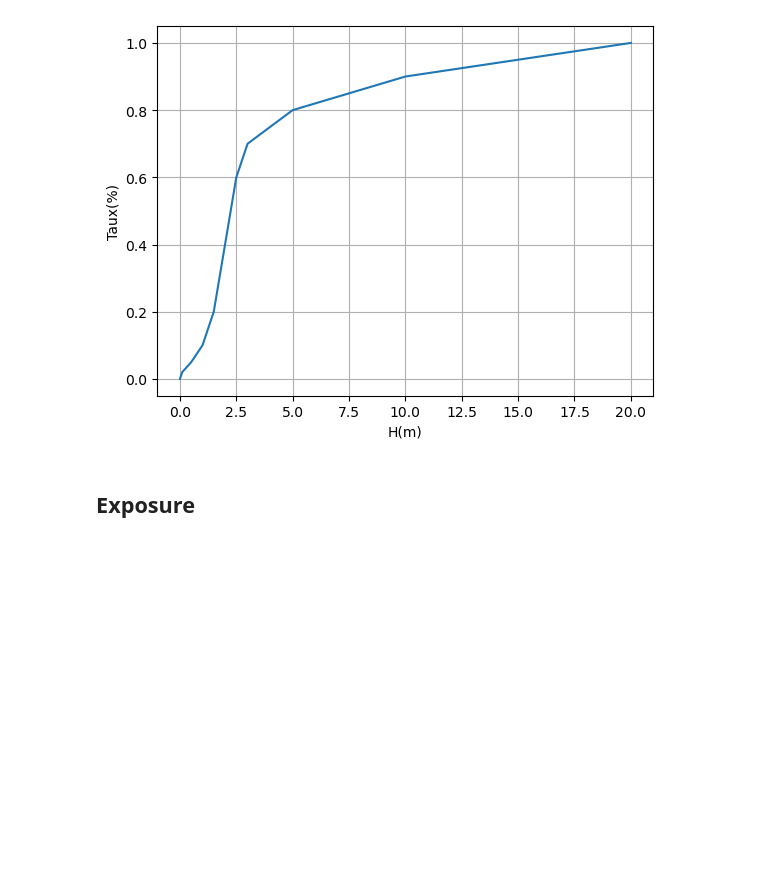
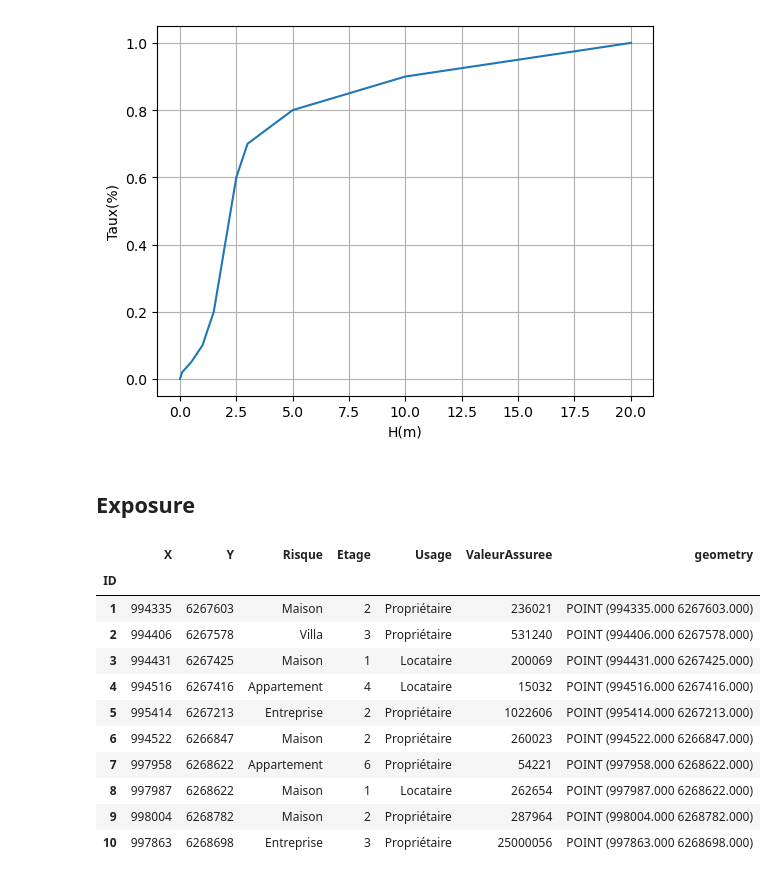
Before and after one commit to souhailaboulfadile/DamageModel, a Jupyter notebook: code/damage.ipynb, the cells around one changed output. Saved outputs shown, nothing was run; the diff lists cells and outputs as text; code cells hidden in the pictures; blank space fills up the shorter version.

```diff
--- a/code/damage.ipynb
+++ b/code/damage.ipynb
@@ -41,5 +52,20 @@ geometry = [Point(xy) for xy in zip(exp['X'], exp['Y'])]
 exp = gpd.GeoDataFrame(exp, geometry=geometry)
 # Set the CRS to EPSG:2154
 exp.crs = "EPSG:2154"
+# %%
+exp
+# %% [output]
+|  | X | Y | Risque | Etage | Usage | ValeurAssuree | geometry |
+| ID |  |  |  |  |  |  |  |
+| 1 | 994335 | 6267603 | Maison | 2 | Propriétaire | 236021 | POINT (994335.000 6267603.000) |
+| 2 | 994406 | 6267578 | Villa | 3 | Propriétaire | 531240 | POINT (994406.000 6267578.000) |
+| 3 | 994431 | 6267425 | Maison | 1 | Locataire | 200069 | POINT (994431.000 6267425.000) |
+| 4 | 994516 | 6267416 | Appartement | 4 | Locataire | 15032 | POINT (994516.000 6267416.000) |
+| 5 | 995414 | 6267213 | Entreprise | 2 | Propriétaire | 1022606 | POINT (995414.000 6267213.000) |
+| 6 | 994522 | 6266847 | Maison | 2 | Propriétaire | 260023 | POINT (994522.000 6266847.000) |
+| 7 | 997958 | 6268622 | Appartement | 6 | Propriétaire | 54221 | POINT (997958.000 6268622.000) |
+| 8 | 997987 | 6268622 | Maison | 1 | Locataire | 262654 | POINT (997987.000 6268622.000) |
+| 9 | 998004 | 6268782 | Maison | 2 | Propriétaire | 287964 | POINT (998004.000 6268782.000) |
+| 10 | 997863 | 6268698 | Entreprise | 3 | Propriétaire | 25000056 | POINT (997863.000 6268698.000) |
 # %%
 fig, ax = plt.subplots()
```
Also changed, not shown: parts of 20 cells of this notebook, 2 other files.
